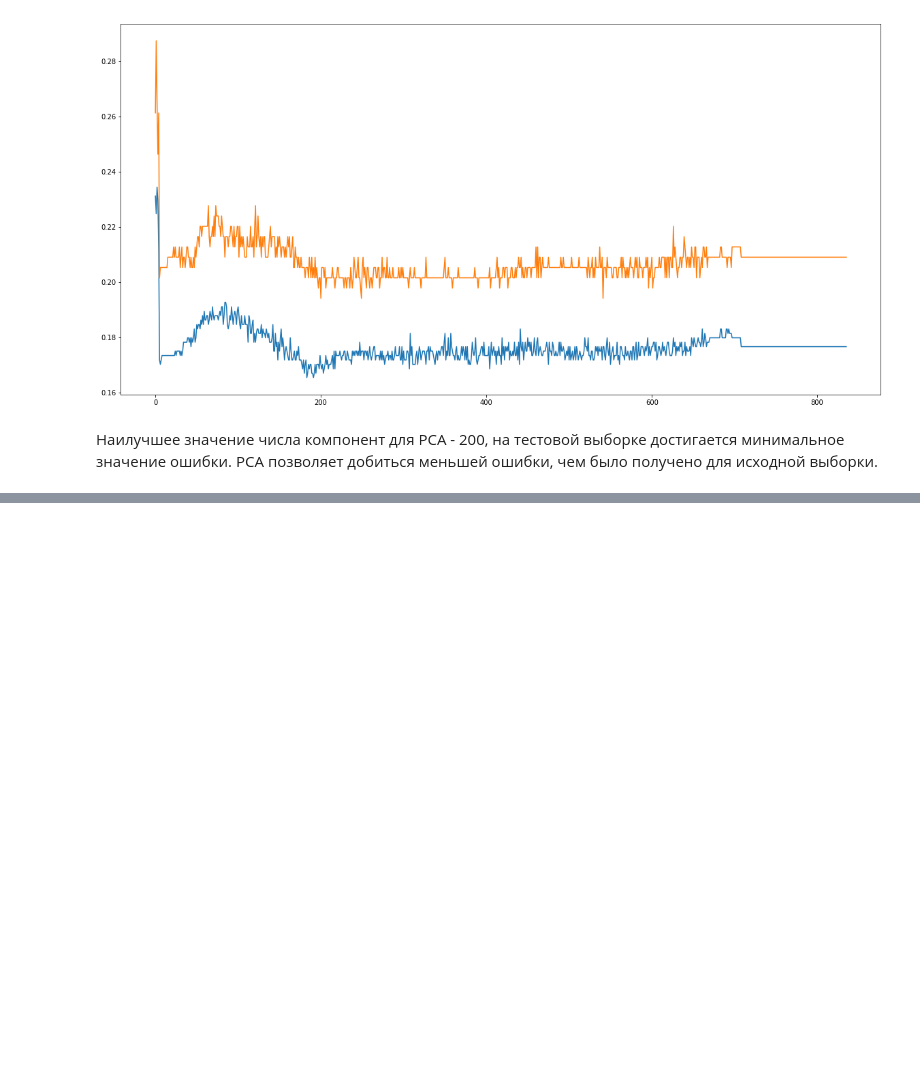
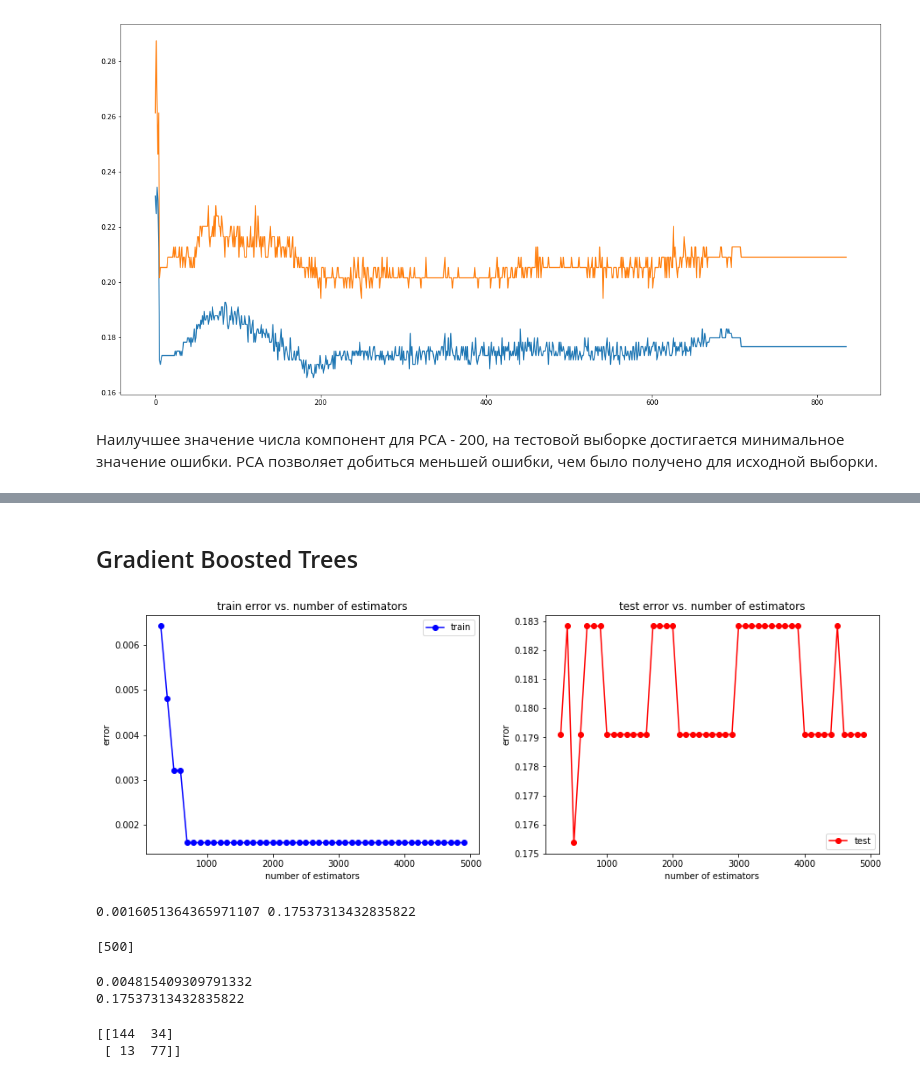
Before and after one commit to ZinovievVladimir/machine-learning, a Jupyter notebook: titanic.ipynb, the cells around one changed output, grey strips where cells are left out. Saved outputs shown, nothing was run; the diff lists cells and outputs as text; code cells hidden in the pictures; blank space fills up the shorter version.

```diff
--- a/titanic.ipynb
+++ b/titanic.ipynb
@@ -478,0 +683,4 @@ PCA позволяет добиться меньшей ошибки, чем бы
+# %%
+min_train_err = np.min(train_err)
+min_test_err = np.min(test_err)
+print(min_train_err, min_test_err)
@@ -478,0 +689,3 @@ PCA позволяет добиться меньшей ошибки, чем бы
+# %%
+n_estimators_opt = n_estimators[test_err == min_test_err]
+print(n_estimators_opt)
@@ -478,0 +696,8 @@ PCA позволяет добиться меньшей ошибки, чем бы
+# %%
+rf = ensemble.RandomForestClassifier(n_estimators = n_estimators_opt[0], random_state = 7)
+rf.fit(X_train, y_train)
+
+y_train_pred = rf.predict(X_train)
+y_test_pred = rf.predict(X_test)
+print(np.mean(y_train != y_train_pred))
+print(np.mean(y_test != y_test_pred))
@@ -478,0 +725,61 @@ PCA позволяет добиться меньшей ошибки, чем бы
+# %% [markdown]
+## Gradient Boosted Trees
+# %%
+from sklearn import ensemble
+
+n_estimators = np.arange(300, 5000, 100)
+test_err = []
+train_err = []
+for n in n_estimators:
+    rf = ensemble.GradientBoostingClassifier(n_estimators = n, random_state = 18)
+    rf.fit(X_train, y_train)
+
+    y_train_pred = rf.predict(X_train)
+    y_test_pred = rf.predict(X_test)
+    train_err.append(np.mean(y_train != y_train_pred))
+    test_err.append(np.mean(y_test != y_test_pred))
+# %%
+plt.figure(figsize=(15, 5))
+plt.subplot(1, 2, 1)
+plt.plot(n_estimators, train_err, 'b-o', label = 'train')
+plt.title('train error vs. number of estimators')
+plt.xlabel('number of estimators')
+plt.ylabel('error')
+plt.legend()
+plt.subplot(1, 2, 2)
+plt.plot(n_estimators, test_err, 'r-o', label = 'test')
+plt.title('test error vs. number of estimators')
+plt.xlabel('number of estimators')
+plt.ylabel('error')
+plt.legend()
+pass
+# %% [output]
+[figure, added]
+# %%
+min_train_err = np.min(train_err)
+min_test_err = np.min(test_err)
+print(min_train_err, min_test_err)
+# %% [output]
+0.0016051364365971107 0.17537313432835822
+# %%
+n_estimators_opt = n_estimators[test_err == min_test_err]
+print(n_estimators_opt)
+# %% [output]
+[500]
+# %%
+rf = ensemble.GradientBoostingClassifier(n_estimators = n_estimators_opt[0], random_state = 7)
+rf.fit(X_train, y_train)
+
+y_train_pred = rf.predict(X_train)
+y_test_pred = rf.predict(X_test)
+print(np.mean(y_train != y_train_pred))
+print(np.mean(y_test != y_test_pred))
+# %% [output]
+0.004815409309791332
+0.17537313432835822
+# %%
+from sklearn.metrics import confusion_matrix
+print(confusion_matrix(y_test_pred, y_test))
+# %% [output]
+[[144  34]
+ [ 13  77]]
```
Also changed, not shown: parts of 38 cells of this notebook.
